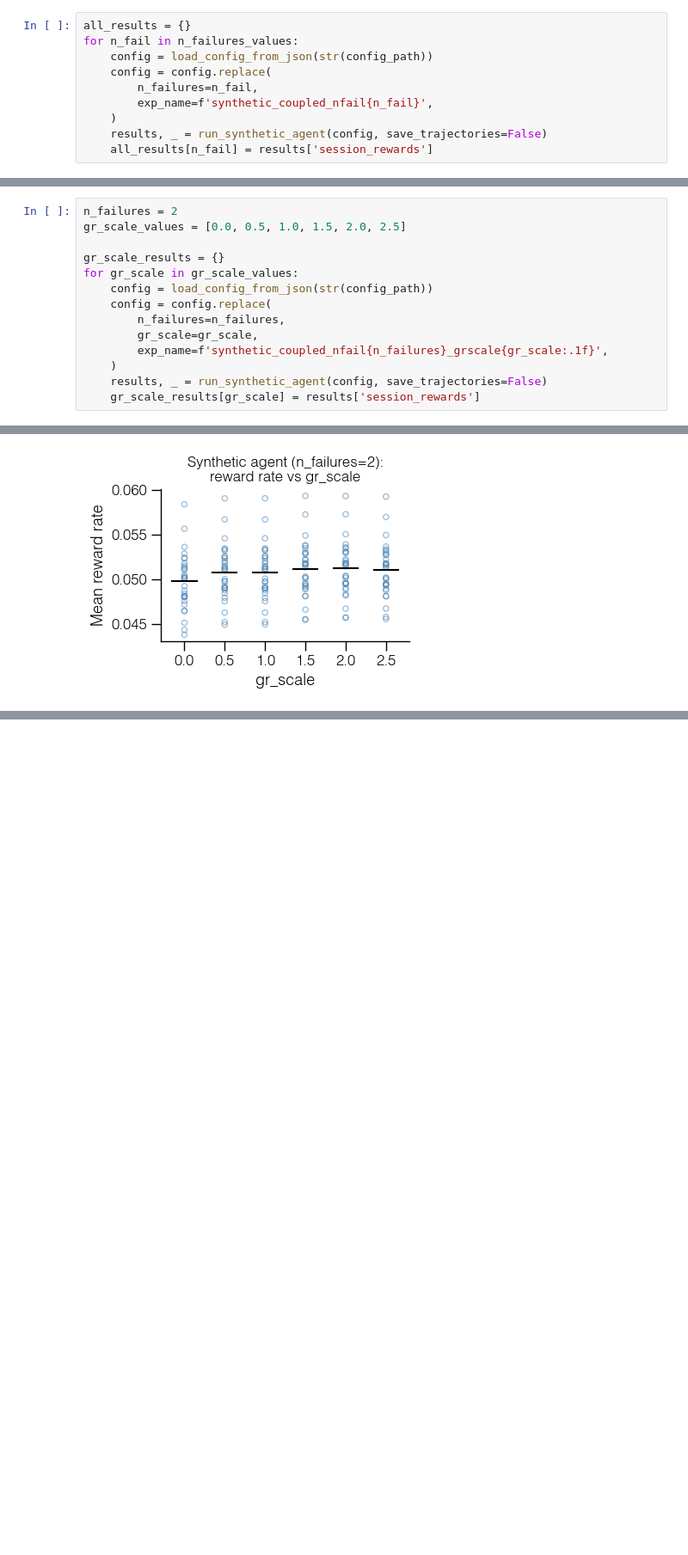
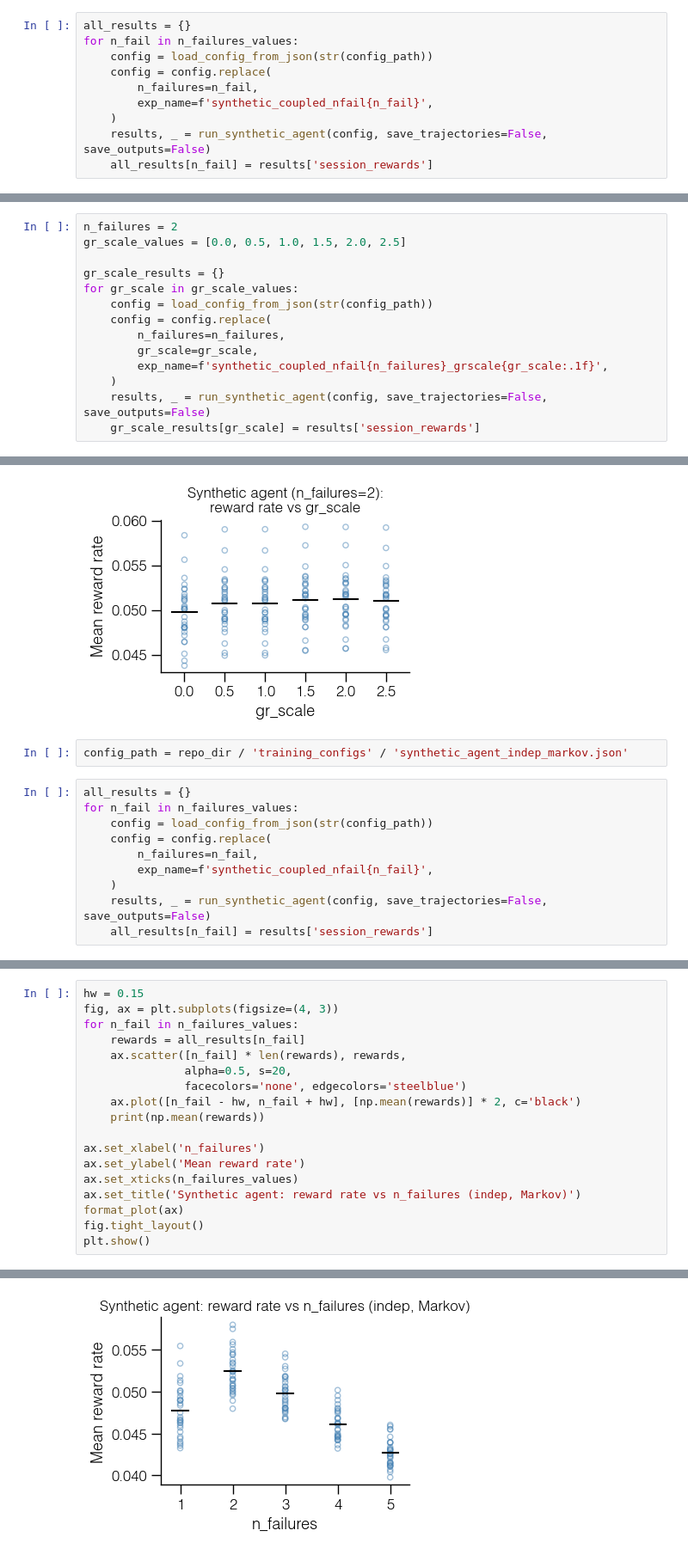
Before and after one commit to davidgbe/favorably_connected, a Jupyter notebook: code/notebooks/bulk_runs_jax/synthetic_agent_n_failures_sweep.ipynb, the cells around one changed output, grey strips where cells are left out. Shown at 86% size. Drawn from its saved outputs; the diff is of its cells as text; blank space fills up the shorter version.

Commit message:
put in analytical results on markov envs

```diff
--- a/code/notebooks/bulk_runs_jax/synthetic_agent_n_failures_sweep.ipynb
+++ b/code/notebooks/bulk_runs_jax/synthetic_agent_n_failures_sweep.ipynb
@@ -34,7 +34,7 @@ for n_fail in n_failures_values:
         n_failures=n_fail,
         exp_name=f'synthetic_coupled_nfail{n_fail}',
     )
-    results, _ = run_synthetic_agent(config, save_trajectories=False)
+    results, _ = run_synthetic_agent(config, save_trajectories=False, save_outputs=False)
     all_results[n_fail] = results['session_rewards']
 # %% [output]
 E0605 16:21:41.220447 2504867 cuda_executor.cc:1526] Could not get kernel mode driver version: (INVALID_ARGUMENT: Version does not match the format X.Y.Z)
@@ -143,7 +143,7 @@ for gr_scale in gr_scale_values:
         gr_scale=gr_scale,
         exp_name=f'synthetic_coupled_nfail{n_failures}_grscale{gr_scale:.1f}',
     )
-    results, _ = run_synthetic_agent(config, save_trajectories=False)
+    results, _ = run_synthetic_agent(config, save_trajectories=False, save_outputs=False)
     gr_scale_results[gr_scale] = results['session_rewards']
 # %% [output]
 Running synthetic count-failures foraging agent
@@ -305,3 +305,15 @@ plt.show()
 0.0512335663040479
 0.05108684798081716
 [figure]
+# %%
+config_path = repo_dir / 'training_configs' / 'synthetic_agent_indep_markov.json'
+# %%
+all_results = {}
+for n_fail in n_failures_values:
+    config = load_config_from_json(str(config_path))
+    config = config.replace(
+        n_failures=n_fail,
+        exp_name=f'synthetic_coupled_nfail{n_fail}',
+    )
+    results, _ = run_synthetic_agent(config, save_trajectories=False, save_outputs=False)
+    all_results[n_fail] = results['session_rewards']
@@ -307,0 +340,19 @@ plt.show()
+# %%
+hw = 0.15
+fig, ax = plt.subplots(figsize=(4, 3))
+for n_fail in n_failures_values:
+    rewards = all_results[n_fail]
+    ax.scatter([n_fail] * len(rewards), rewards,
+               alpha=0.5, s=20,
+               facecolors='none', edgecolors='steelblue')
+    ax.plot([n_fail - hw, n_fail + hw], [np.mean(rewards)] * 2, c='black')
+    print(np.mean(rewards))
+
+ax.set_xlabel('n_failures')
+ax.set_ylabel('Mean reward rate')
+ax.set_xticks(n_failures_values)
+ax.set_title('Synthetic agent: reward rate vs n_failures (indep, Markov)')
+format_plot(ax)
+fig.tight_layout()
+plt.show()
+# %% [output]
@@ -307,0 +364 @@ plt.show()
+[figure, added]
```
Also changed, not shown: parts of 20 cells of this notebook, 42 other files.
